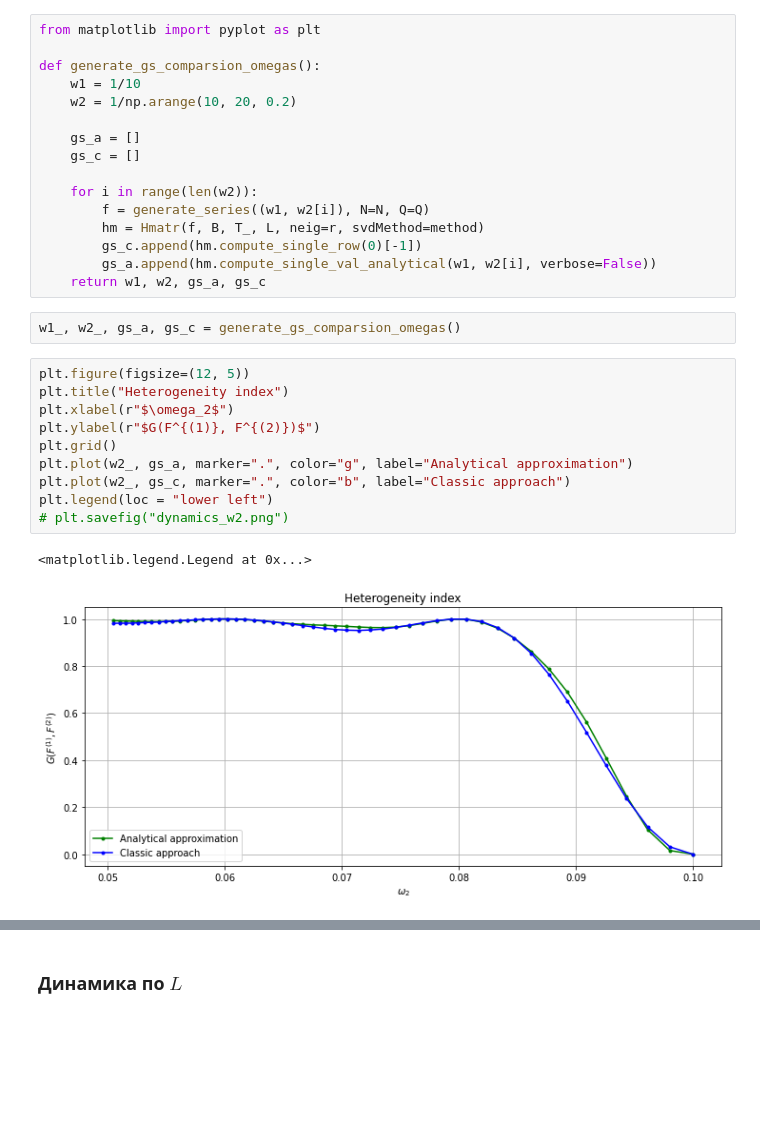
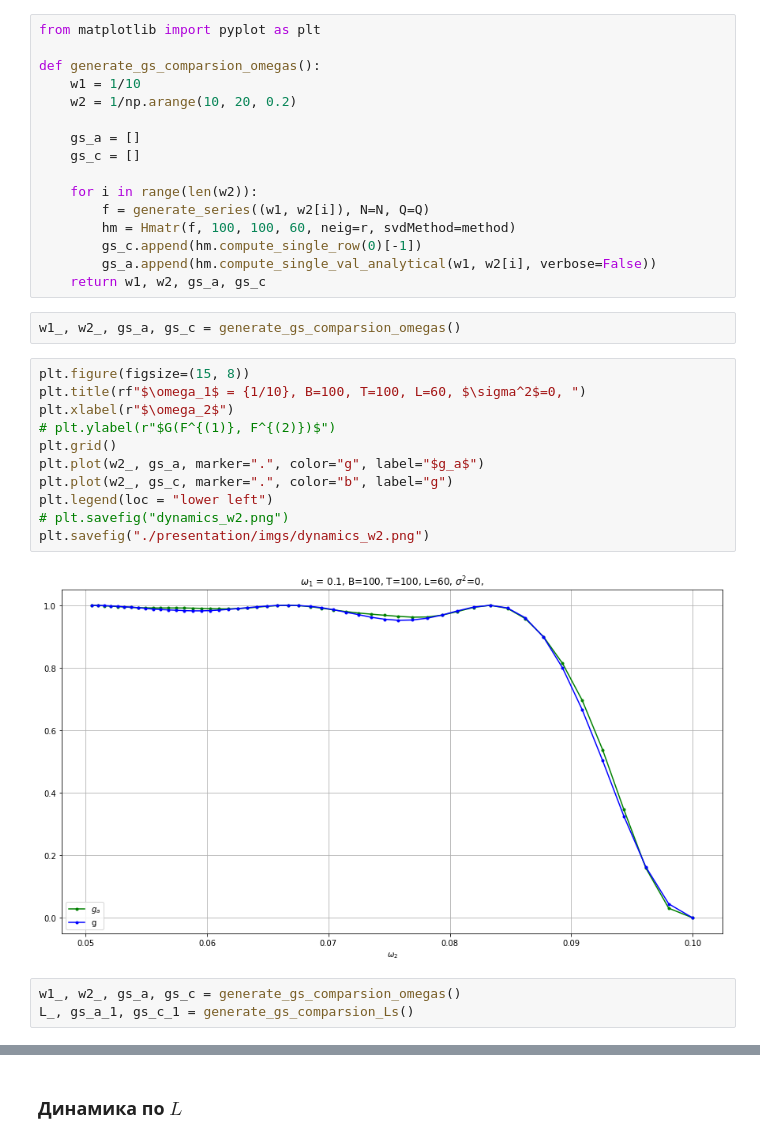
Before and after one commit to Loulaan/researchWork, a Jupyter notebook: Analytical.ipynb, the cells around one changed output, grey strips where cells are left out. Saved outputs shown, nothing was run; the diff lists cells and outputs as text; blank space fills up the shorter version.

Commit message:
images to presentation

```diff
--- a/Analytical.ipynb
+++ b/Analytical.ipynb
@@ -346,22 +350,25 @@ def generate_gs_comparsion_omegas():
 
     for i in range(len(w2)):
         f = generate_series((w1, w2[i]), N=N, Q=Q)
-        hm = Hmatr(f, B, T_, L, neig=r, svdMethod=method)
+        hm = Hmatr(f, 100, 100, 60, neig=r, svdMethod=method)
         gs_c.append(hm.compute_single_row(0)[-1])
         gs_a.append(hm.compute_single_val_analytical(w1, w2[i], verbose=False))
     return w1, w2, gs_a, gs_c
 # %%
 w1_, w2_, gs_a, gs_c = generate_gs_comparsion_omegas()
 # %%
-plt.figure(figsize=(12, 5))
-plt.title("Heterogeneity index")
+plt.figure(figsize=(15, 8))
+plt.title(rf"$\omega_1$ = {1/10}, B=100, T=100, L=60, $\sigma^2$=0, ")
 plt.xlabel(r"$\omega_2$")
-plt.ylabel(r"$G(F^{(1)}, F^{(2)})$")
+# plt.ylabel(r"$G(F^{(1)}, F^{(2)})$")
 plt.grid()
-plt.plot(w2_, gs_a, marker=".", color="g", label="Analytical approximation")
-plt.plot(w2_, gs_c, marker=".", color="b", label="Classic approach")
+plt.plot(w2_, gs_a, marker=".", color="g", label="$g_a$")
+plt.plot(w2_, gs_c, marker=".", color="b", label="g")
 plt.legend(loc = "lower left")
 # plt.savefig("dynamics_w2.png")
+plt.savefig("./presentation/imgs/dynamics_w2.png")
 # %% [output]
-<matplotlib.legend.Legend at 0x...>
-[figure, old version]
+[figure, new version]
+# %%
+w1_, w2_, gs_a, gs_c = generate_gs_comparsion_omegas()
+L_, gs_a_1, gs_c_1 = generate_gs_comparsion_Ls()
```
Also changed, not shown: parts of 6 cells of this notebook, 4 other files.
